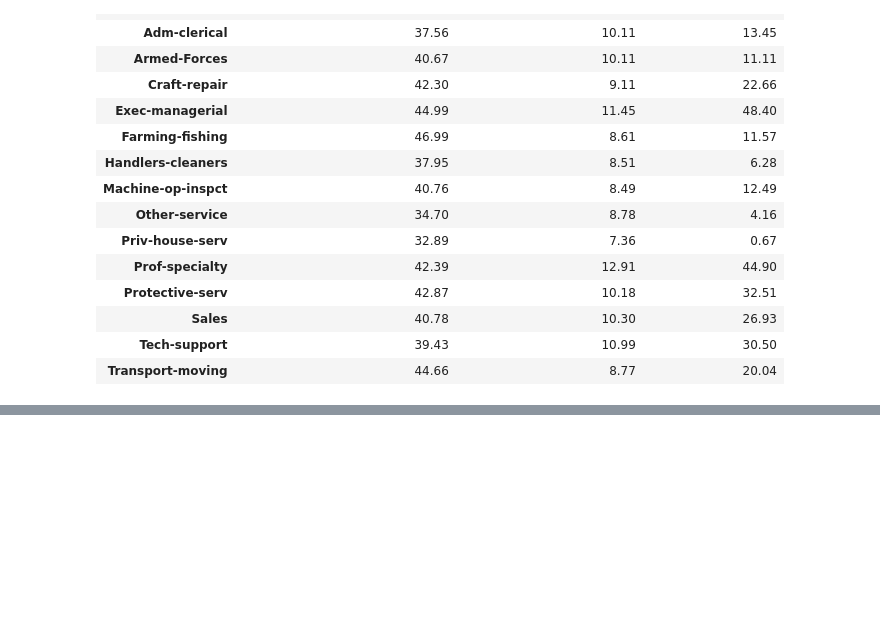
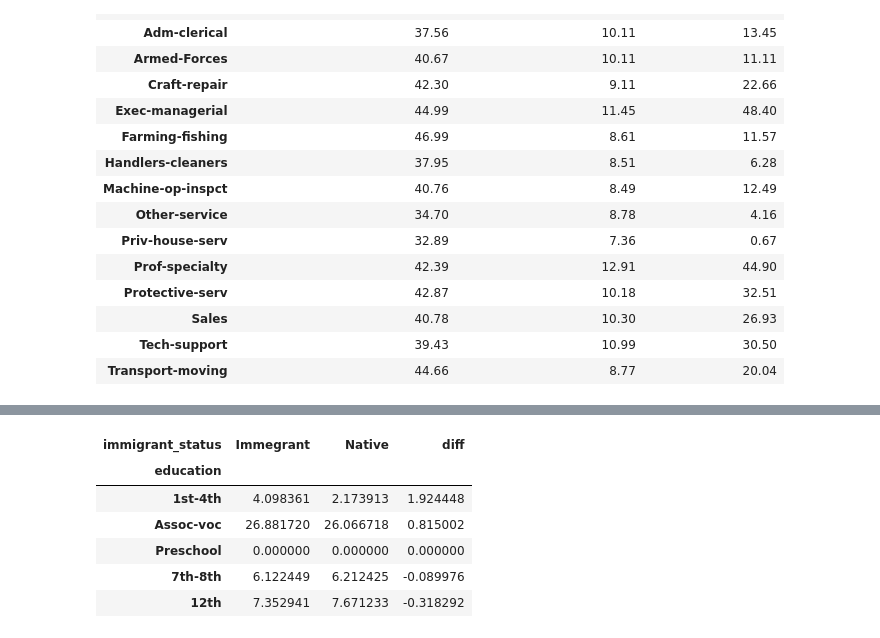
Before and after one commit to r-tavakoli/ai-ml-exercises, a Jupyter notebook: pandas/007_adult.ipynb, the cells around one changed output, grey strips where cells are left out. Drawn from its saved outputs; the diff is of its cells as text; code cells hidden in the pictures; blank space fills up the shorter version.

```diff
--- a/pandas/007_adult.ipynb
+++ b/pandas/007_adult.ipynb
@@ -365,0 +462,13 @@ Step 4: Find the **top 5 education levels** where **immigrants outperform native
+# %%
+# step 4
+immegrant['diff'] = immegrant['Immegrant'] - immegrant['Native']
+top_5_immigrant_advantage = immegrant.sort_values(by=['diff'], ascending=False).head(5)
+top_5_immigrant_advantage
+# %% [output]
+| immigrant_status | Immegrant | Native | diff |
+| education |  |  |  |
+| 1st-4th | 4.098361 | 2.173913 | 1.924448 |
+| Assoc-voc | 26.881720 | 26.066718 | 0.815002 |
+| Preschool | 0.000000 | 0.000000 | 0.000000 |
+| 7th-8th | 6.122449 | 6.212425 | -0.089976 |
+| 12th | 7.352941 | 7.671233 | -0.318292 |
```
Also changed, not shown: parts of 9 cells of this notebook.
